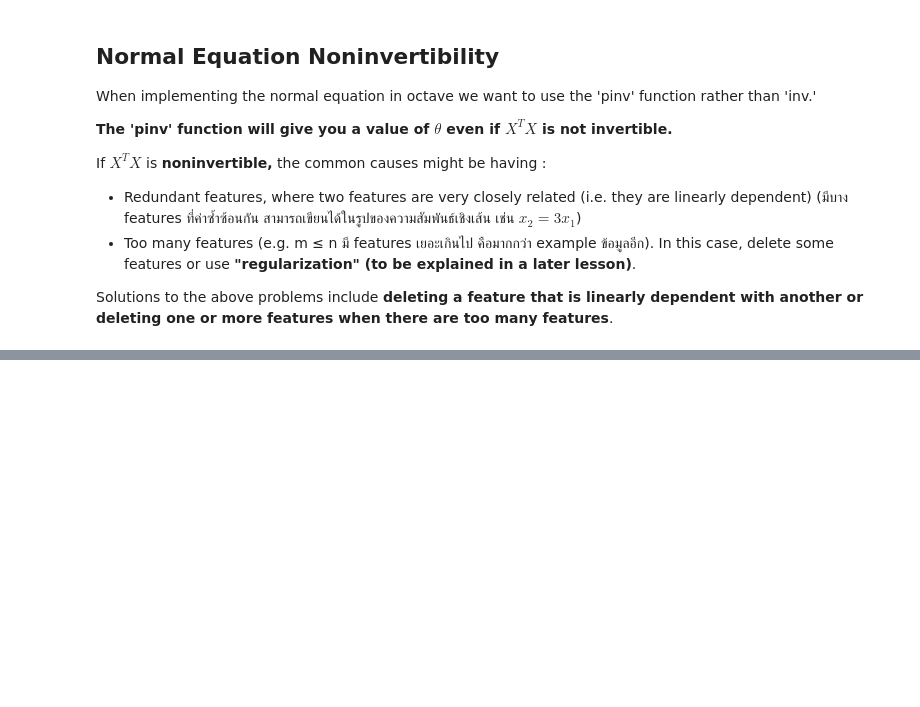
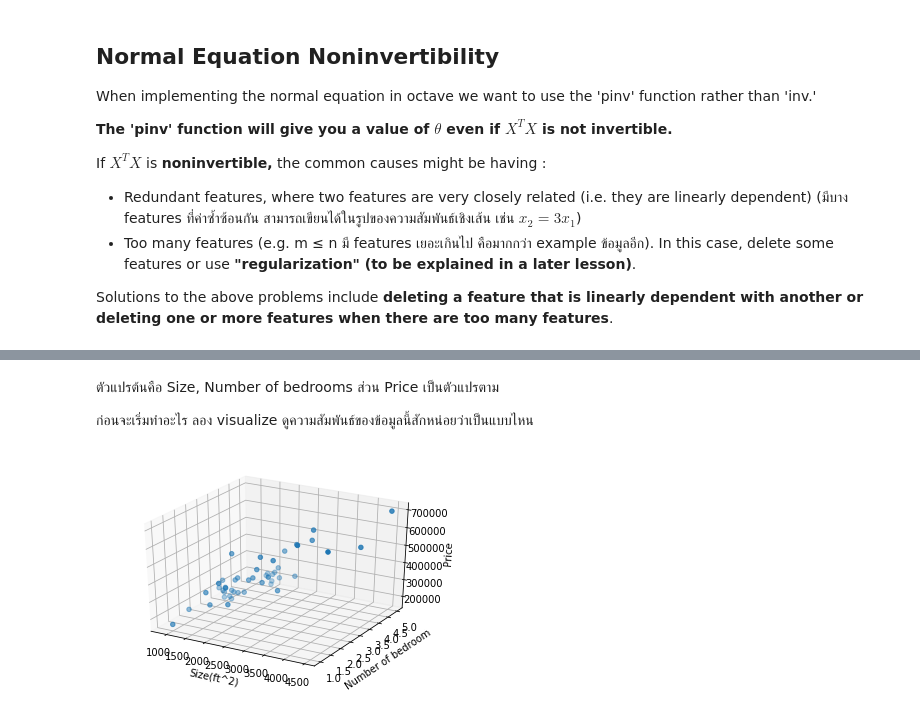
Before and after one commit to Kanbc/machine-learning, a Jupyter notebook: 4 Linear Regression with Multiple Variables.ipynb, the cells around one changed output, grey strips where cells are left out. Cells and saved outputs as stored; diff of their text form; code cells hidden in the pictures; blank space fills up the shorter version.

```diff
--- a/4 Linear Regression with Multiple Variables.ipynb
+++ b/4 Linear Regression with Multiple Variables.ipynb
@@ -159,0 +166,10 @@ Solutions to the above problems include **deleting a feature that is linearly de
+# %%
+import pandas as pd
+import matplotlib.pyplot as plt
+
+# The file ex1data2.txt contains a training set of housing prices in Port-land, Oregon.
+# The first column is the size of the house (in square feet),
+# the second column is the number of bedrooms, and the third column is the price of the house.
+
+data2 = pd.read_csv('programing/machine-learning-ex1/ex1/ex1data2.txt',names=['Size(feet2)','Number of bedrroms','Price($)'])
+data2.head()
@@ -159,0 +183,22 @@ Solutions to the above problems include **deleting a feature that is linearly de
+# %% [markdown]
+ตัวแปรต้นคือ Size, Number of bedrooms ส่วน Price เป็นตัวแปรตาม
+
+ก่อนจะเริ่มทำอะไร ลอง visualize ดูความสัมพันธ์ของข้อมูลนี้สักหน่อยว่าเป็นแบบไหน
+# %%
+from mpl_toolkits.mplot3d import Axes3D
+import matplotlib.pyplot as plt
+import numpy as np
+
+x1 = data2.values[:,0]
+x2 = data2.values[:,1]
+y  = data2.values[:,2]
+
+fig = plt.figure()
+ax = fig.add_subplot(111, projection='3d')
+ax.scatter(x1, x2, y)
+ax.set_xlabel('Size(ft^2)')
+ax.set_ylabel('Number of bedroom')
+ax.set_zlabel('Price')
+plt.show()
+# %% [output]
+[figure, added]
```
Also changed, not shown: parts of 27 cells of this notebook, 26 other files.
